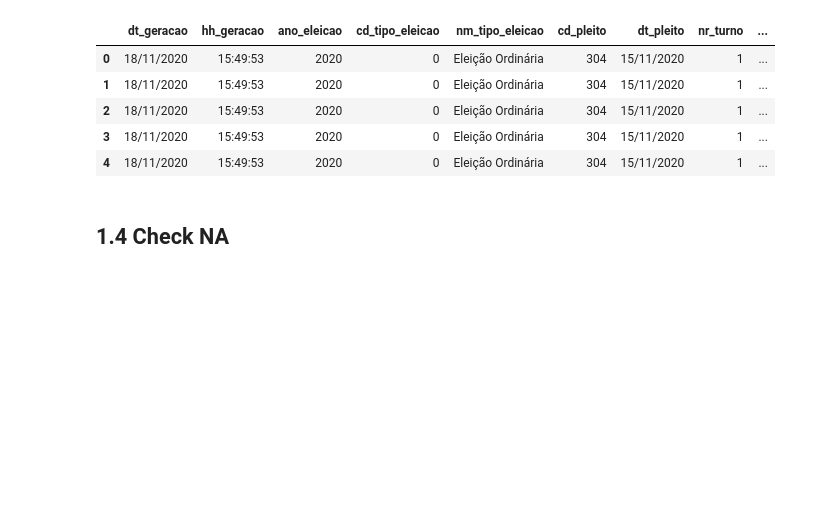
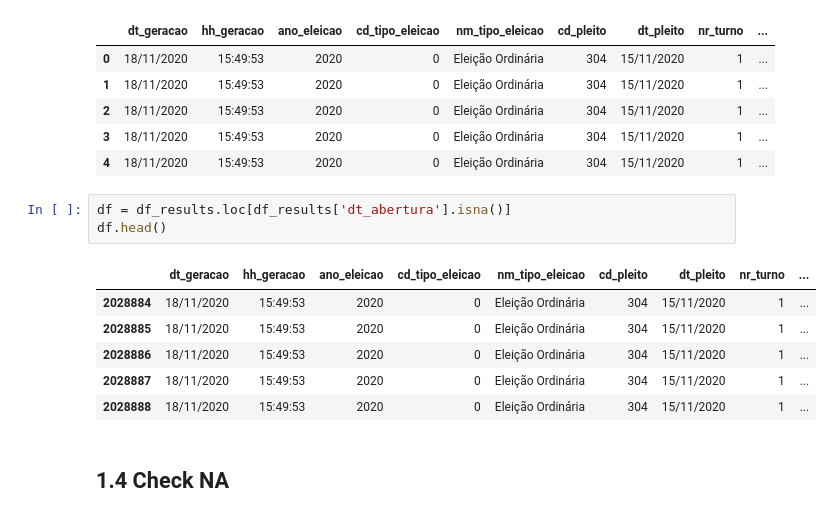
Before and after one commit to luishmq/case_renova_br, a Jupyter notebook: case_notebook.ipynb, the cells around one changed output. Saved outputs shown, nothing was run; the diff lists cells and outputs as text; blank space fills up the shorter version.

```diff
--- a/case_notebook.ipynb
+++ b/case_notebook.ipynb
@@ -179,6 +200,16 @@ df_results.head()
 | 2 | 18/11/2020 | 15:49:53 | 2020 | 0 | Eleição Ordinária | 304 | 15/11/2020 | 1 | ... |
 | 3 | 18/11/2020 | 15:49:53 | 2020 | 0 | Eleição Ordinária | 304 | 15/11/2020 | 1 | ... |
 | 4 | 18/11/2020 | 15:49:53 | 2020 | 0 | Eleição Ordinária | 304 | 15/11/2020 | 1 | ... |
+# %%
+df = df_results.loc[df_results['dt_abertura'].isna()]
+df.head()
+# %% [output]
+|  | dt_geracao | hh_geracao | ano_eleicao | cd_tipo_eleicao | nm_tipo_eleicao | cd_pleito | dt_pleito | nr_turno | ... |
+| 2028884 | 18/11/2020 | 15:49:53 | 2020 | 0 | Eleição Ordinária | 304 | 15/11/2020 | 1 | ... |
+| 2028885 | 18/11/2020 | 15:49:53 | 2020 | 0 | Eleição Ordinária | 304 | 15/11/2020 | 1 | ... |
+| 2028886 | 18/11/2020 | 15:49:53 | 2020 | 0 | Eleição Ordinária | 304 | 15/11/2020 | 1 | ... |
+| 2028887 | 18/11/2020 | 15:49:53 | 2020 | 0 | Eleição Ordinária | 304 | 15/11/2020 | 1 | ... |
+| 2028888 | 18/11/2020 | 15:49:53 | 2020 | 0 | Eleição Ordinária | 304 | 15/11/2020 | 1 | ... |
 # %% [markdown]
 ## 1.4 Check NA
 # %%
```
Also changed, not shown: parts of 17 cells of this notebook.
